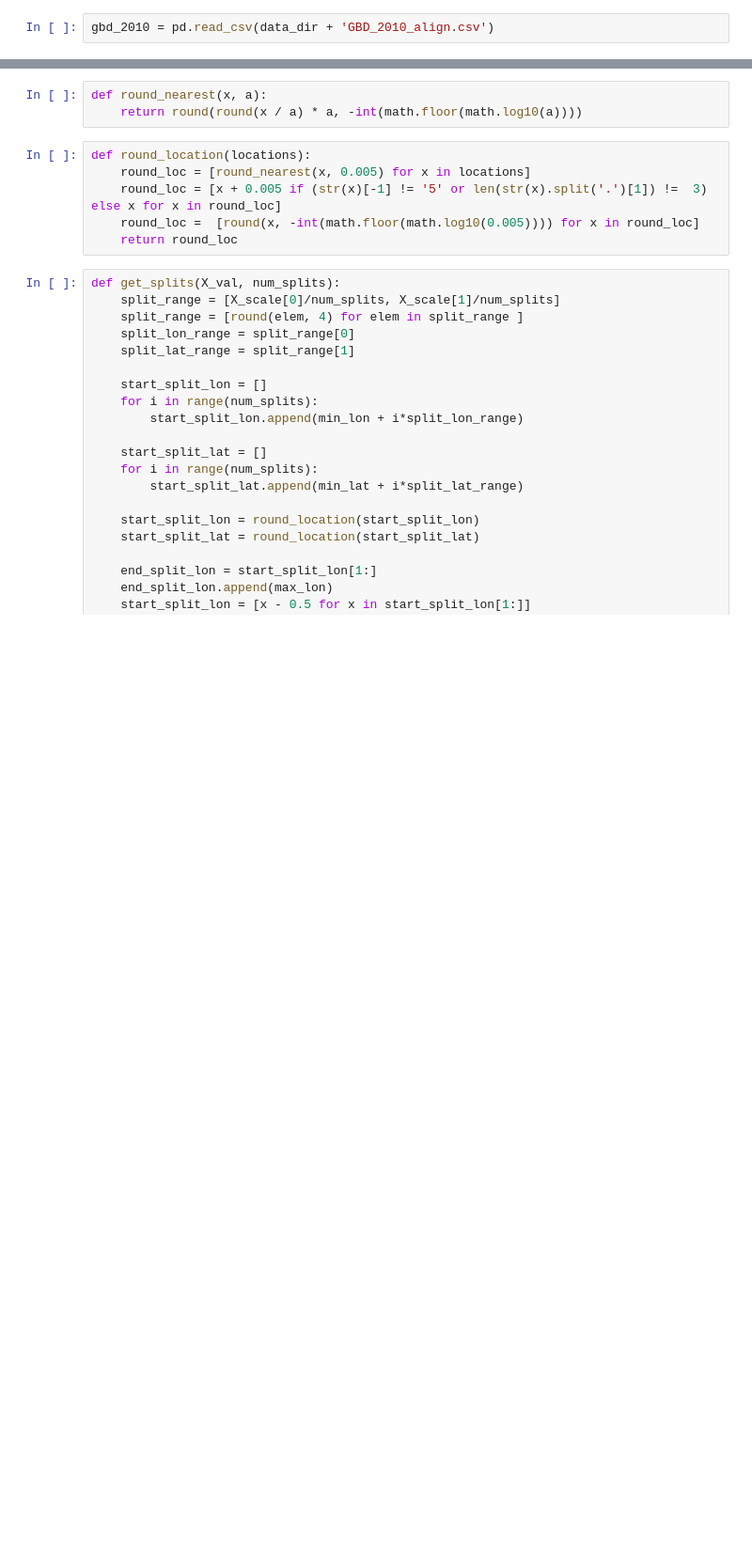
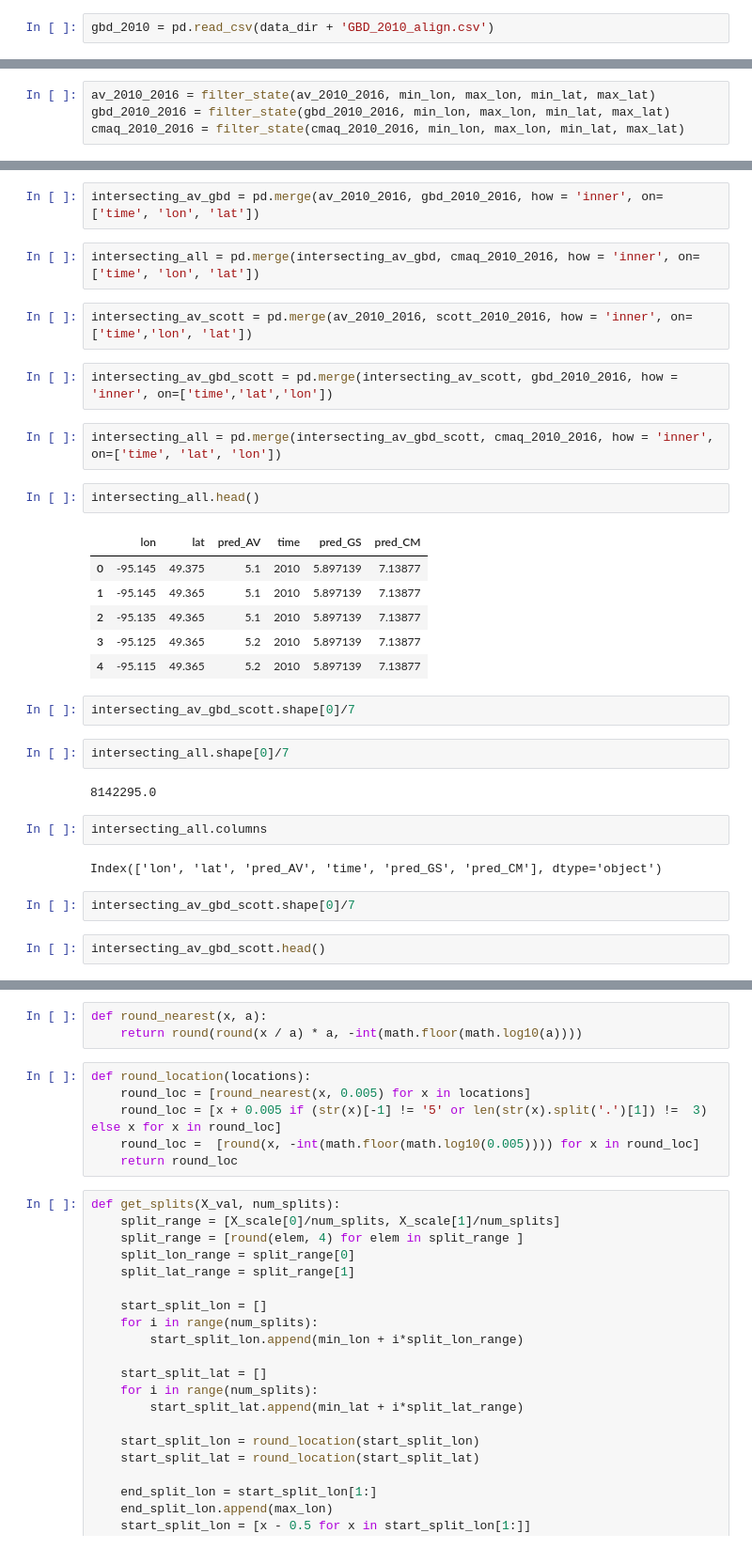
Before and after one commit to LeaCollin0518/CapstoneProject, a Jupyter notebook: Processing/create_smart_subset_time.ipynb, the cells around one changed output, grey strips where cells are left out. Shown: that part at 94% size. Saved outputs shown, nothing was run; the diff lists cells and outputs as text; blank space fills up the shorter version.

```diff
--- a/Processing/create_smart_subset_time.ipynb
+++ b/Processing/create_smart_subset_time.ipynb
@@ -408,0 +359,4 @@ X_scale = np.max(X_valid, axis=0) - np.min(X_valid, axis=0)
+# %%
+av_2010_2016 = filter_state(av_2010_2016, min_lon, max_lon, min_lat, max_lat)
+gbd_2010_2016 = filter_state(gbd_2010_2016, min_lon, max_lon, min_lat, max_lat)
+cmaq_2010_2016 = filter_state(cmaq_2010_2016, min_lon, max_lon, min_lat, max_lat)
@@ -408,0 +367,33 @@ X_scale = np.max(X_valid, axis=0) - np.min(X_valid, axis=0)
+# %%
+intersecting_av_gbd = pd.merge(av_2010_2016, gbd_2010_2016, how = 'inner', on=['time', 'lon', 'lat'])
+# %%
+intersecting_all = pd.merge(intersecting_av_gbd, cmaq_2010_2016, how = 'inner', on=['time', 'lon', 'lat'])
+# %%
+intersecting_av_scott = pd.merge(av_2010_2016, scott_2010_2016, how = 'inner', on=['time','lon', 'lat'])
+# %%
+intersecting_av_gbd_scott = pd.merge(intersecting_av_scott, gbd_2010_2016, how = 'inner', on=['time','lat','lon'])
+# %%
+intersecting_all = pd.merge(intersecting_av_gbd_scott, cmaq_2010_2016, how = 'inner', on=['time', 'lat', 'lon'])
+# %%
+intersecting_all.head()
+# %% [output]
+|  | lon | lat | pred_AV | time | pred_GS | pred_CM |
+| 0 | -95.145 | 49.375 | 5.1 | 2010 | 5.897139 | 7.13877 |
+| 1 | -95.145 | 49.365 | 5.1 | 2010 | 5.897139 | 7.13877 |
+| 2 | -95.135 | 49.365 | 5.1 | 2010 | 5.897139 | 7.13877 |
+| 3 | -95.125 | 49.365 | 5.2 | 2010 | 5.897139 | 7.13877 |
+| 4 | -95.115 | 49.365 | 5.2 | 2010 | 5.897139 | 7.13877 |
+# %%
+intersecting_av_gbd_scott.shape[0]/7
+# %%
+intersecting_all.shape[0]/7
+# %% [output]
+8142295.0
+# %%
+intersecting_all.columns
+# %% [output]
+Index(['lon', 'lat', 'pred_AV', 'time', 'pred_GS', 'pred_CM'], dtype='object')
+# %%
+intersecting_av_gbd_scott.shape[0]/7
+# %%
+intersecting_av_gbd_scott.head()
```
Also changed, not shown: parts of 77 cells of this notebook, 2 other files.
